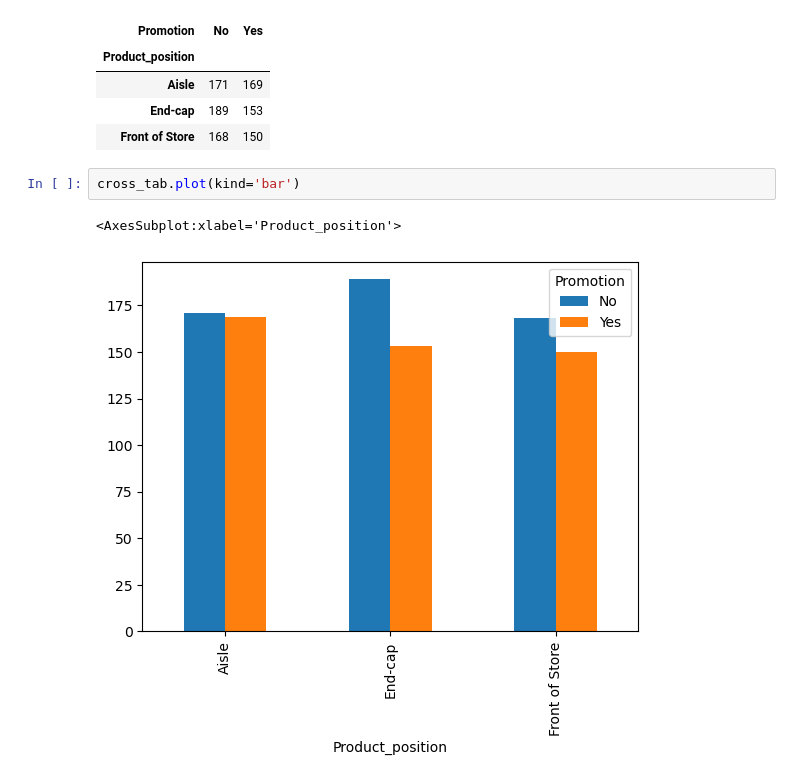
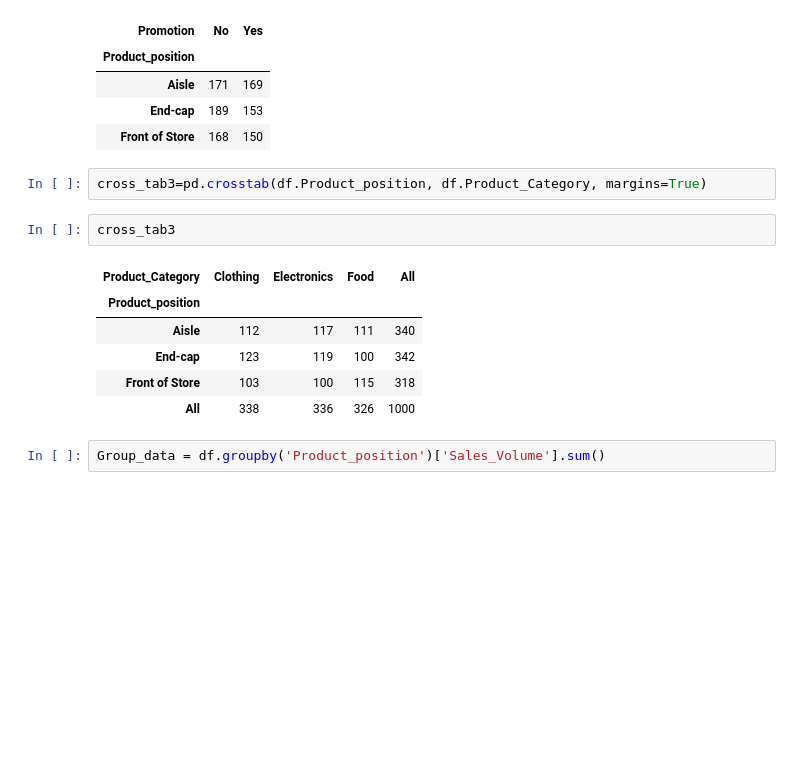
Before and after one commit to KennethAgbo/Product-Positioning--Data--Wrangling-and-Analysis, a Jupyter notebook: Product Positioning notebook.ipynb, the cells around one changed output. Cells and saved outputs as stored; diff of their text form; blank space fills up the shorter version.

```diff
--- a/Product Positioning notebook.ipynb
+++ b/Product Positioning notebook.ipynb
@@ -172,8 +151,16 @@ cross_tab
 | Aisle | 171 | 169 |
 | End-cap | 189 | 153 |
 | Front of Store | 168 | 150 |
-# %%
-cross_tab.plot(kind='bar')
-# %% [output]
-<AxesSubplot:xlabel='Product_position'>
-[figure, removed]
+# %%
+cross_tab3=pd.crosstab(df.Product_position, df.Product_Category, margins=True)
+# %%
+cross_tab3
+# %% [output]
+| Product_Category | Clothing | Electronics | Food | All |
+| Product_position |  |  |  |  |
+| Aisle | 112 | 117 | 111 | 340 |
+| End-cap | 123 | 119 | 100 | 342 |
+| Front of Store | 103 | 100 | 115 | 318 |
+| All | 338 | 336 | 326 | 1000 |
+# %%
+Group_data = df.groupby('Product_position')['Sales_Volume'].sum()
```
Also changed, not shown: parts of 20 cells of this notebook.
